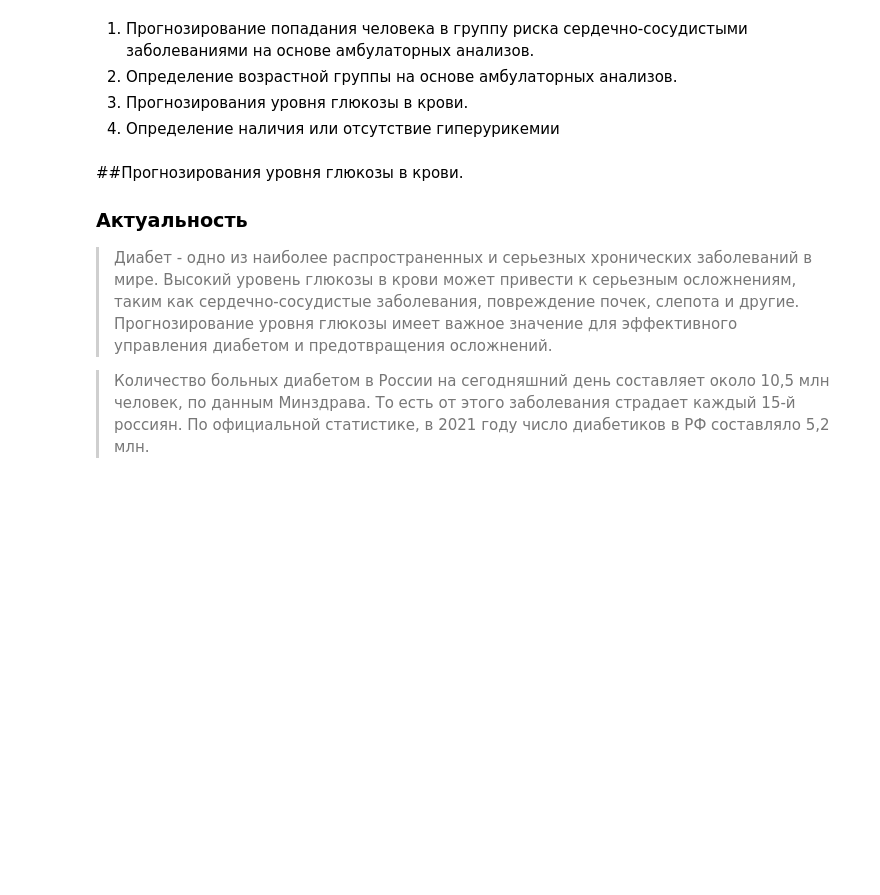
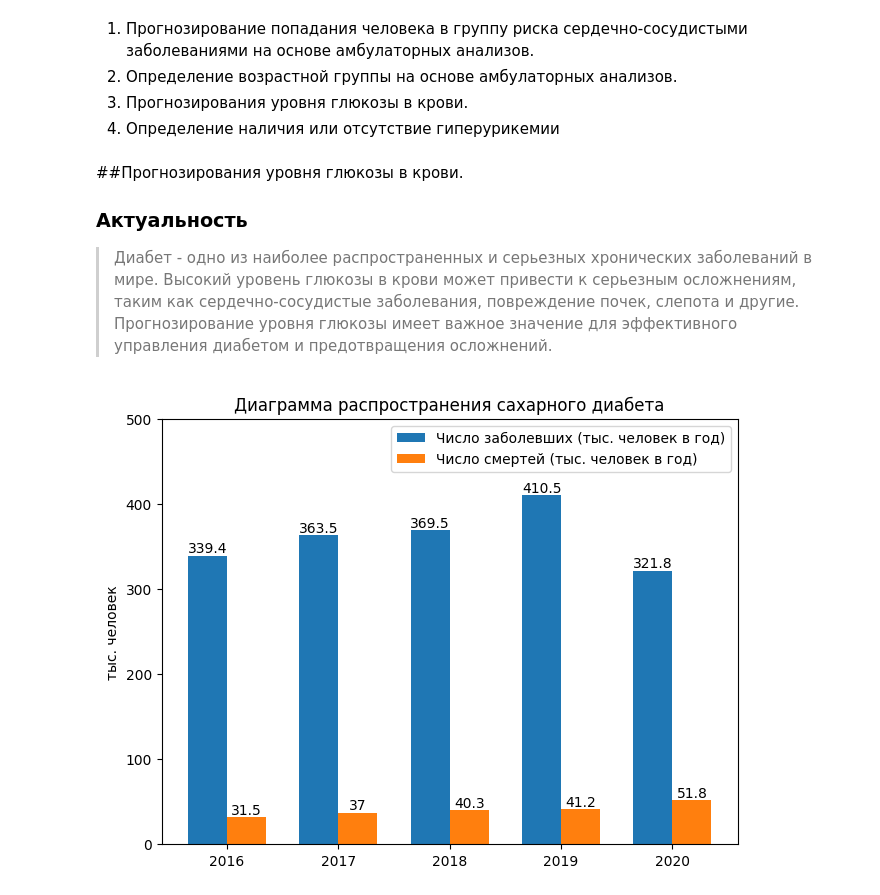
Before and after one commit to ber-pro/MIAT, a Jupyter notebook: MIAD.ipynb, the cells around one changed output. Cells and saved outputs as stored; diff of their text form; code cells hidden in the pictures; blank space fills up the shorter version.

```diff
--- a/MIAD.ipynb
+++ b/MIAD.ipynb
@@ -57,7 +60,33 @@ memory usage: 301.2 KB
 
 ### Актуальность
 > Диабет - одно из наиболее распространенных и серьезных хронических заболеваний в мире. Высокий уровень глюкозы в крови может привести к серьезным осложнениям, таким как сердечно-сосудистые заболевания, повреждение почек, слепота и другие. Прогнозирование уровня глюкозы имеет важное значение для эффективного управления диабетом и предотвращения осложнений.
-
-> Количество больных диабетом в России на сегодняшний день составляет около 10,5 млн человек, по данным Минздрава. То есть от этого заболевания страдает каждый 15-й россиян. По официальной статистике, в 2021 году число диабетиков в РФ составляло 5,2 млн.
-
->
+# %%
+years = [f"{i}" for i in range(2016, 2021)]
+penguin_means = {
+    'Число заболевших (тыс. человек в год)': [339.4, 363.5, 369.5, 410.5, 321.8] ,
+    'Число смертей (тыс. человек в год)': [31.5, 37.0, 40.3, 41.2, 51.8],
+}
+
+x = np.arange(len(years))  # the label locations
+width = 0.35 # the width of the bars
+multiplier = 0.5
+
+fig, ax = plt.subplots(layout='constrained')
+
+for attribute, measurement in penguin_means.items():
+    offset = width * multiplier
+    rects = ax.bar(x + offset, measurement, width, label=attribute)
+    ax.bar_label(rects)
+
+    multiplier += 1
+
+# Add some text for labels, title and custom x-axis tick labels, etc.
+ax.set_ylabel('тыс. человек')
+ax.set_title('Диаграмма распространения сахарного диабета')
+ax.set_xticks(x + width, years)
+ax.legend()
+ax.set_ylim(0, 500)
+
+plt.show()
+# %% [output]
+[figure, added]
```
Also changed, not shown: parts of 4 cells of this notebook.
